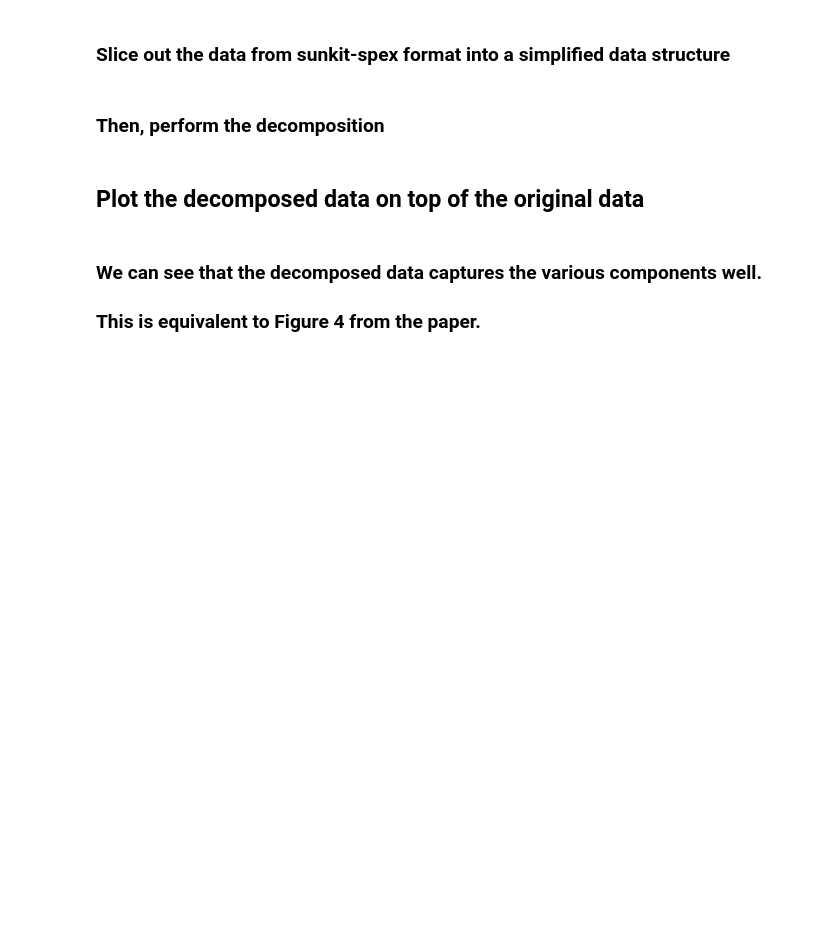
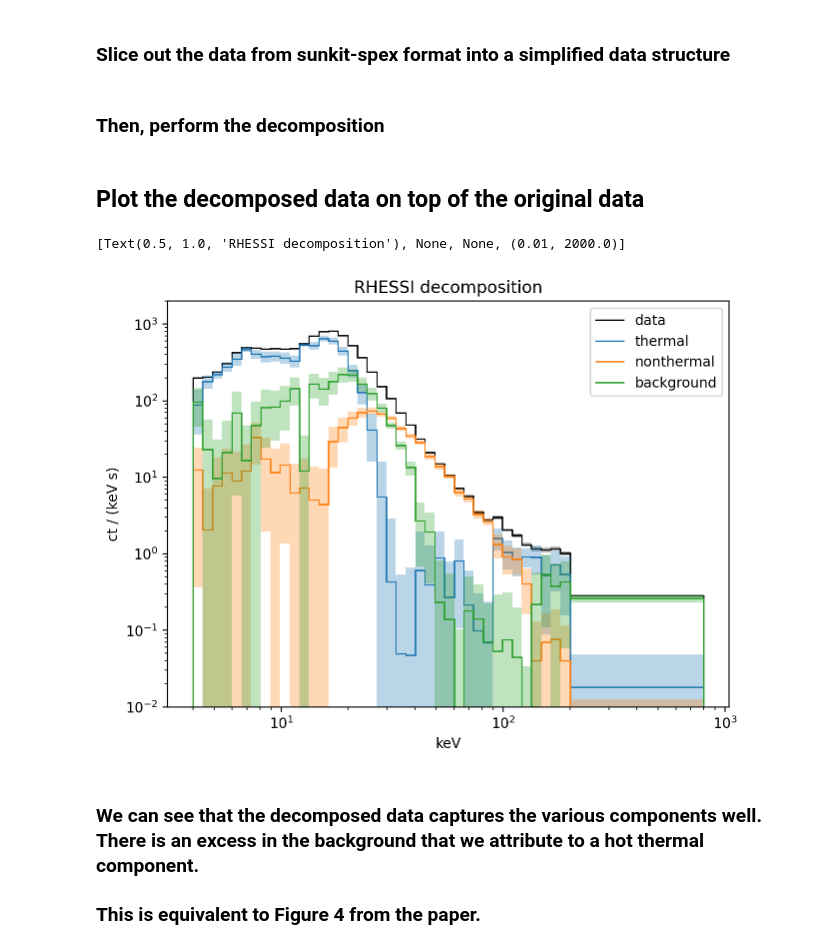
Before and after one commit to settwi/tedec, a Jupyter notebook: examples/rhessi.ipynb, the cells around one changed output. Saved outputs shown, nothing was run; the diff lists cells and outputs as text; code cells hidden in the pictures; blank space fills up the shorter version.

```diff
--- a/examples/rhessi.ipynb
+++ b/examples/rhessi.ipynb
@@ -90,8 +40,8 @@ srm_file = "trevor-flare-30-jul-2011-logspace-bkg_srm.fits"
 
 data = rhessi.RhessiLoader(spectrum_fn=spectrum_file, srm_fn=srm_file)
 
-start_event_time = atime.Time("2011-07-30T02:08:20")
-end_event_time = atime.Time("2011-07-30T02:10:20")
+start_event_time = atime.Time("2011-07-30T02:08:40")
+end_event_time = atime.Time("2011-07-30T02:09:00")
 start_background_time = atime.Time("2011-07-30T01:54:00")
 end_background_time = atime.Time("2011-07-30T01:56:00")
 
@@ -138,12 +91,10 @@ energy_mids = sliced["energy_bins"][:-1] + np.diff(sliced["energy_bins"]) / 2
 # Template energies for (thermal, nonthermal, background).
 TH_ENG = 5.5 << u.keV
 NTH_ENG = 81 << u.keV
-BKG_ENG = 320 << u.keV
 
 # Find the indices of the count bins that are closest to our desired energies
 th_idx = nearest(TH_ENG, energy_mids)
 nth_idx = nearest(NTH_ENG, energy_mids)
-bkg_idx = nearest(BKG_ENG, energy_mids)
 
 # Package up all of our data into a DataPacket
 pack = decomp.DataPacket(
@@ -155,7 +106,7 @@ pack = decomp.DataPacket(
         # no single energy band dominates the behavior of the emission
         sliced["cts"][th_idx - 1 : th_idx + 2].sum(axis=0),
         sliced["cts"][nth_idx - 1 : nth_idx + 2].sum(axis=0),
-        sliced["cts"][bkg_idx - 1 : bkg_idx + 2].sum(axis=0),
+        sliced["cts"][-1],
     ],
     # In this case, because we are using a background light curve,
     # we want no constant offset.
@@ -189,34 +140,37 @@ all_errors = np.sqrt(np.sum(sliced["cts_err"] ** 2, axis=1))
 with quantity_support():
     stairs_with_error(
         sliced["energy_bins"],
         all_counts / de / dt,
         all_errors / de / dt,
         ax=ax,
         label="data",
         line_kw={"color": "black"},
     )
     for label, index in index_map.items():
         # Get the samples associated with your pseudobasis
         samples = decomposed[:, index, :]
         avg_cts = np.mean(samples, axis=0) << u.ct
         avg_std = np.std(samples, axis=0) << u.ct
 
         stairs_with_error(
             sliced["energy_bins"],
             avg_cts / de / dt,
             avg_std / de / dt,
             ax=ax,
             label=label,
         )
 
 ax.legend()
 ax.set(
     title="RHESSI decomposition",
     xscale="log",
     yscale="log",
-    xlim=(4, 300),
+    # xlim=(4, 300),
     ylim=(0.01, 2e3),
 )
+# %% [output]
+[Text(0.5, 1.0, 'RHESSI decomposition'), None, None, (0.01, 2000.0)]
+[figure, added]
 # %% [markdown]
-### We can see that the decomposed data captures the various components well.
+### We can see that the decomposed data captures the various components well. There is an excess in the background that we attribute to a hot thermal component.
 ### This is equivalent to Figure 4 from the paper.
```
Also changed, not shown: parts of 2 cells of this notebook, 4 other files.
